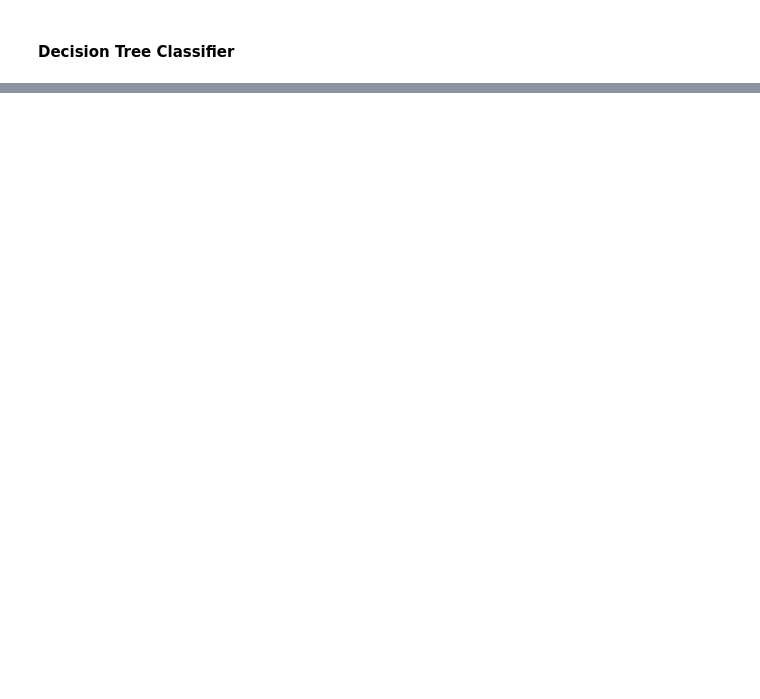
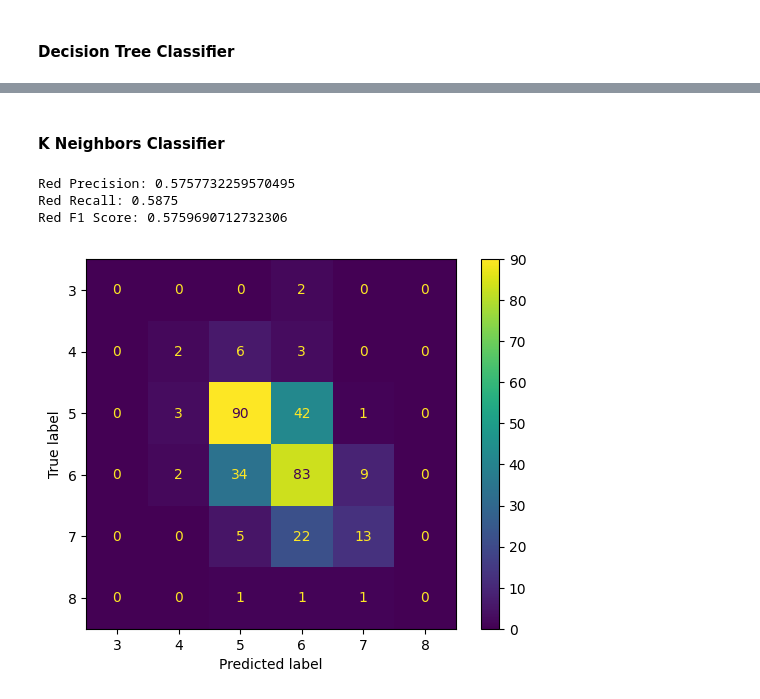
Before and after one commit to zdravoj/data-science-foundations, a Jupyter notebook: UCI_wine_quality.ipynb, the cells around one changed output, grey strips where cells are left out. Drawn from its saved outputs; the diff is of its cells as text; code cells hidden in the pictures; blank space fills up the shorter version.

Commit message:
added kneighbors and SVM to WQ

```diff
--- a/UCI_wine_quality.ipynb
+++ b/UCI_wine_quality.ipynb
@@ -1620,0 +1631,18 @@ White F1 Score: 0.6027134276446287
+# %% [markdown]
+#### K Neighbors Classifier
+# %%
+red_knc = KNeighborsClassifier()
+red_knc.fit(red_X_train_scaled, red_y_train)
+red_knc_pred = red_knc.predict(red_X_test_scaled)
+
+white_knc = KNeighborsClassifier()
+white_knc.fit(white_X_train_scaled, white_y_train)
+white_knc_pred = white_knc.predict(white_X_test_scaled)
+# %%
+confmat_display('Red', red_y_test, red_knc_pred)
+mod_scores('Red', red_y_test, red_knc_pred)
+# %% [output]
+Red Precision: 0.5757732259570495
+Red Recall: 0.5875
+Red F1 Score: 0.5759690712732306
+[figure, added]
```
Also changed, not shown: parts of 10 cells of this notebook.
